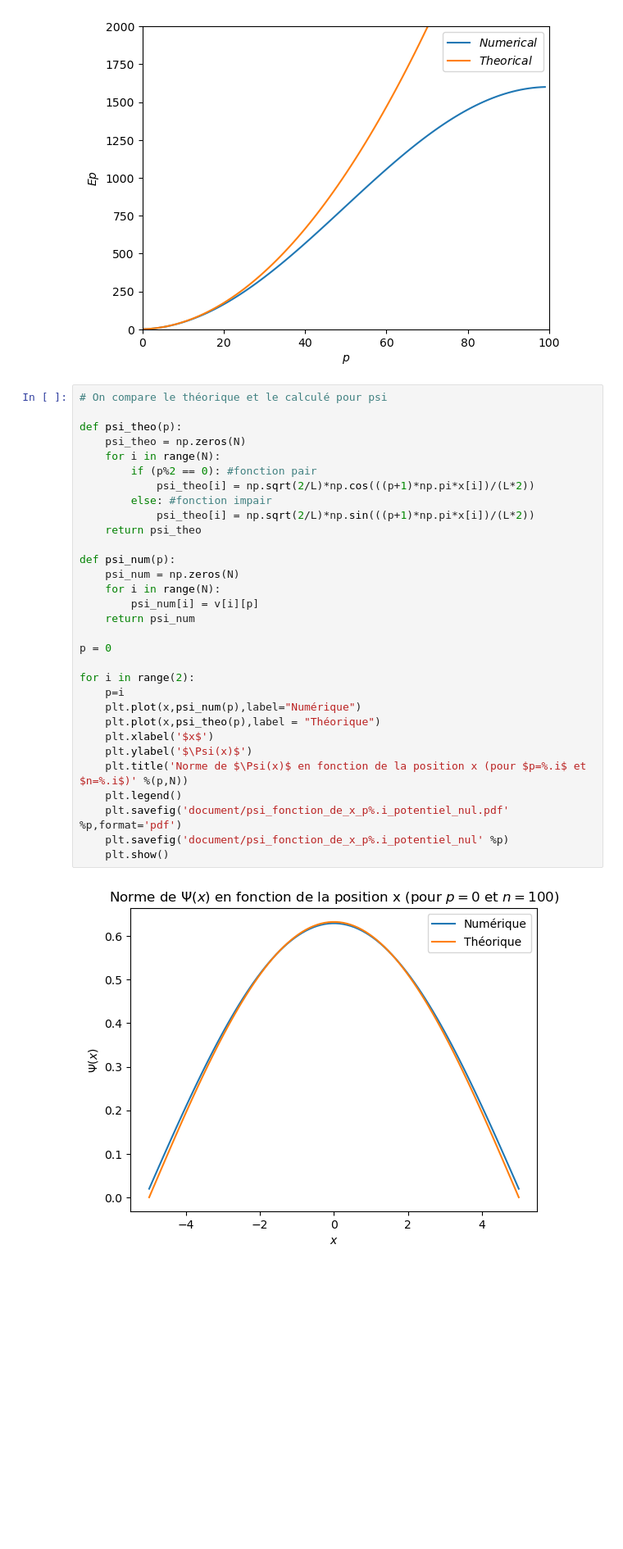
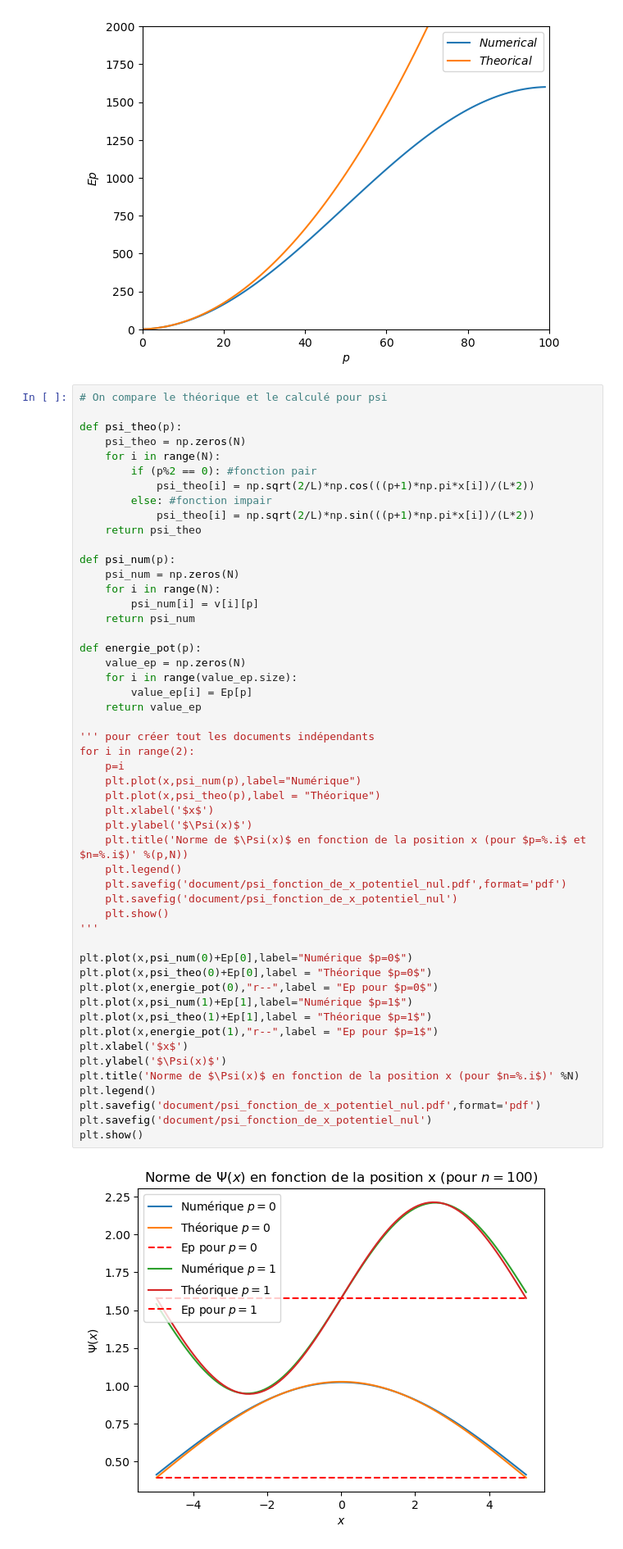
Before and after one commit to lucasboistay/shrodinger_simulation, a Jupyter notebook: etat_stationnaire/Untitled.ipynb, the cells around one changed output. Shown at 82% size. Cells and saved outputs as stored; diff of their text form; blank space fills up the shorter version.

Commit message:
finition comparaison numérique théorique

```diff
--- a/etat_stationnaire/Untitled.ipynb
+++ b/etat_stationnaire/Untitled.ipynb
@@ -157,33 +157,53 @@ plt.show()
 # %%
 # On compare le théorique et le calculé pour psi
 
 def psi_theo(p):
     psi_theo = np.zeros(N)
     for i in range(N):
         if (p%2 == 0): #fonction pair
             psi_theo[i] = np.sqrt(2/L)*np.cos(((p+1)*np.pi*x[i])/(L*2))
         else: #fonction impair
             psi_theo[i] = np.sqrt(2/L)*np.sin(((p+1)*np.pi*x[i])/(L*2))
     return psi_theo
 
 def psi_num(p):
     psi_num = np.zeros(N)
     for i in range(N):
         psi_num[i] = v[i][p]
     return psi_num
 
-p = 0
+def energie_pot(p):
+    value_ep = np.zeros(N)
+    for i in range(value_ep.size):
+        value_ep[i] = Ep[p]
+    return value_ep
 
+''' pour créer tout les documents indépendants
 for i in range(2):
     p=i
     plt.plot(x,psi_num(p),label="Numérique")
     plt.plot(x,psi_theo(p),label = "Théorique")
     plt.xlabel('$x$')
     plt.ylabel('$\Psi(x)$')
     plt.title('Norme de $\Psi(x)$ en fonction de la position x (pour $p=%.i$ et $n=%.i$)' %(p,N))
     plt.legend()
-    plt.savefig('document/psi_fonction_de_x_p%.i_potentiel_nul.pdf' %p,format='pdf')
-    plt.savefig('document/psi_fonction_de_x_p%.i_potentiel_nul' %p)
+    plt.savefig('document/psi_fonction_de_x_potentiel_nul.pdf',format='pdf')
+    plt.savefig('document/psi_fonction_de_x_potentiel_nul')
     plt.show()
+'''
+
+plt.plot(x,psi_num(0)+Ep[0],label="Numérique $p=0$")
+plt.plot(x,psi_theo(0)+Ep[0],label = "Théorique $p=0$")
+plt.plot(x,energie_pot(0),"r--",label = "Ep pour $p=0$")
+plt.plot(x,psi_num(1)+Ep[1],label="Numérique $p=1$")
+plt.plot(x,psi_theo(1)+Ep[1],label = "Théorique $p=1$")
+plt.plot(x,energie_pot(1),"r--",label = "Ep pour $p=1$")
+plt.xlabel('$x$')
+plt.ylabel('$\Psi(x)$')
+plt.title('Norme de $\Psi(x)$ en fonction de la position x (pour $n=%.i$)' %N)
+plt.legend()
+plt.savefig('document/psi_fonction_de_x_potentiel_nul.pdf',format='pdf')
+plt.savefig('document/psi_fonction_de_x_potentiel_nul')
+plt.show()
 # %% [output]
-[figure, old version]
+[figure, new version]
```
Also changed, not shown: parts of 3 cells of this notebook, 6 other files.
